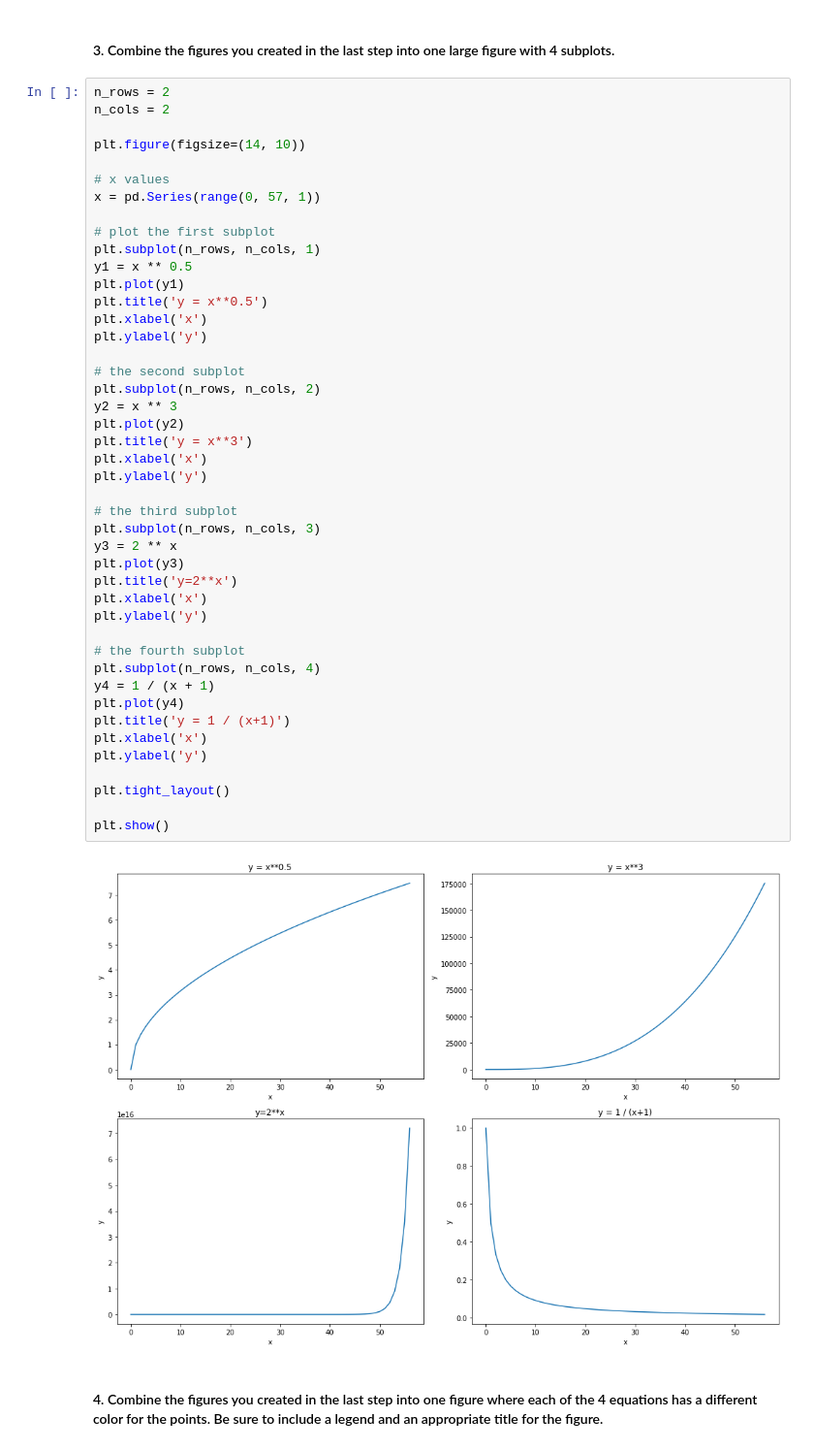
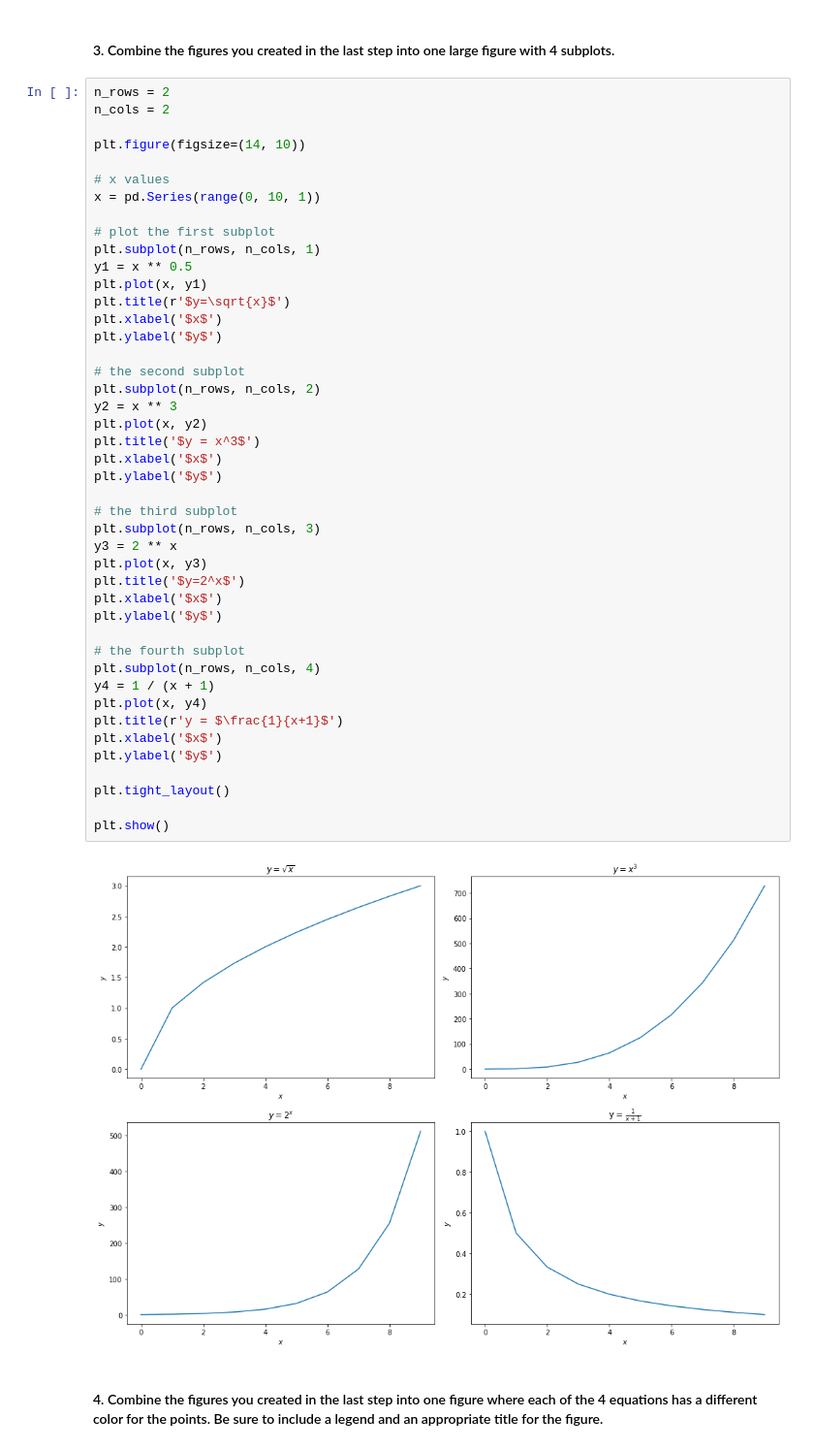
Before and after one commit to adam-talbot/numpy-pandas-visualization-exercises, a Jupyter notebook: matplotlib_exercises.ipynb, the cells around one changed output. Shown at 97% size. Saved outputs shown, nothing was run; the diff lists cells and outputs as text.

```diff
--- a/matplotlib_exercises.ipynb
+++ b/matplotlib_exercises.ipynb
@@ -127,49 +143,49 @@ plt.show()
 # %%
 n_rows = 2
 n_cols = 2
 
 plt.figure(figsize=(14, 10))
 
 # x values
-x = pd.Series(range(0, 57, 1))
+x = pd.Series(range(0, 10, 1))
 
 # plot the first subplot
 plt.subplot(n_rows, n_cols, 1)
 y1 = x ** 0.5
-plt.plot(y1)
-plt.title('y = x**0.5')
-plt.xlabel('x')
-plt.ylabel('y')
+plt.plot(x, y1)
+plt.title(r'$y=\sqrt{x}$')
+plt.xlabel('$x$')
+plt.ylabel('$y$')
 
 # the second subplot
 plt.subplot(n_rows, n_cols, 2)
 y2 = x ** 3
-plt.plot(y2)
-plt.title('y = x**3')
-plt.xlabel('x')
-plt.ylabel('y')
+plt.plot(x, y2)
+plt.title('$y = x^3$')
+plt.xlabel('$x$')
+plt.ylabel('$y$')
 
 # the third subplot
 plt.subplot(n_rows, n_cols, 3)
 y3 = 2 ** x
-plt.plot(y3)
-plt.title('y=2**x')
-plt.xlabel('x')
-plt.ylabel('y')
+plt.plot(x, y3)
+plt.title('$y=2^x$')
+plt.xlabel('$x$')
+plt.ylabel('$y$')
 
 # the fourth subplot
 plt.subplot(n_rows, n_cols, 4)
 y4 = 1 / (x + 1)
-plt.plot(y4)
-plt.title('y = 1 / (x+1)')
-plt.xlabel('x')
-plt.ylabel('y')
+plt.plot(x, y4)
+plt.title(r'y = $\frac{1}{x+1}$')
+plt.xlabel('$x$')
+plt.ylabel('$y$')
 
 plt.tight_layout()
 
 plt.show()
 # %% [output]
-[figure, old version]
+[figure, new version]
 # %% [markdown]
 #### 4. Combine the figures you created in the last step into one figure where each of the 4 equations has a different color for the points. Be sure to include a legend and an appropriate title for the figure.
 # %%
```
Also changed, not shown: parts of 11 cells of this notebook, 1 other file.
